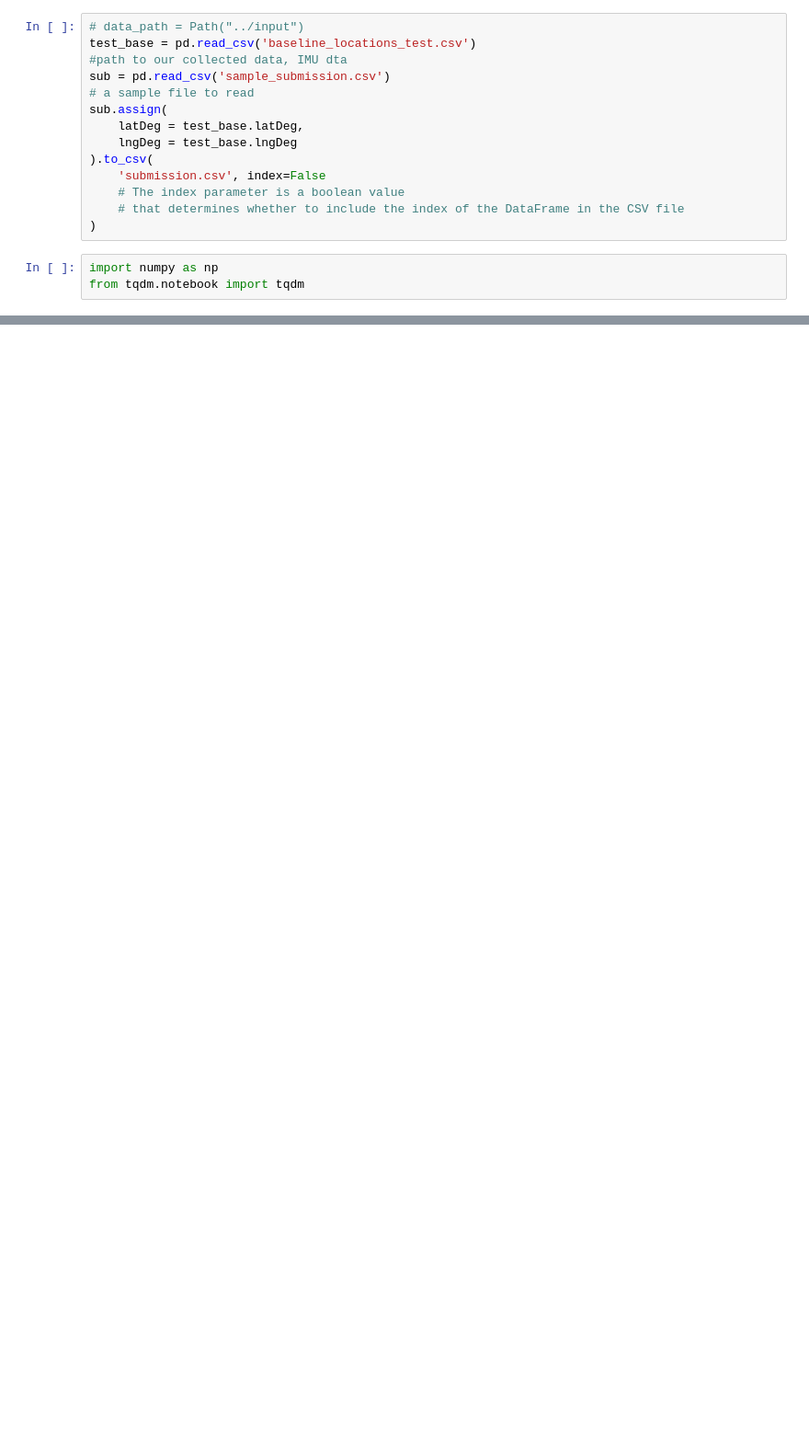
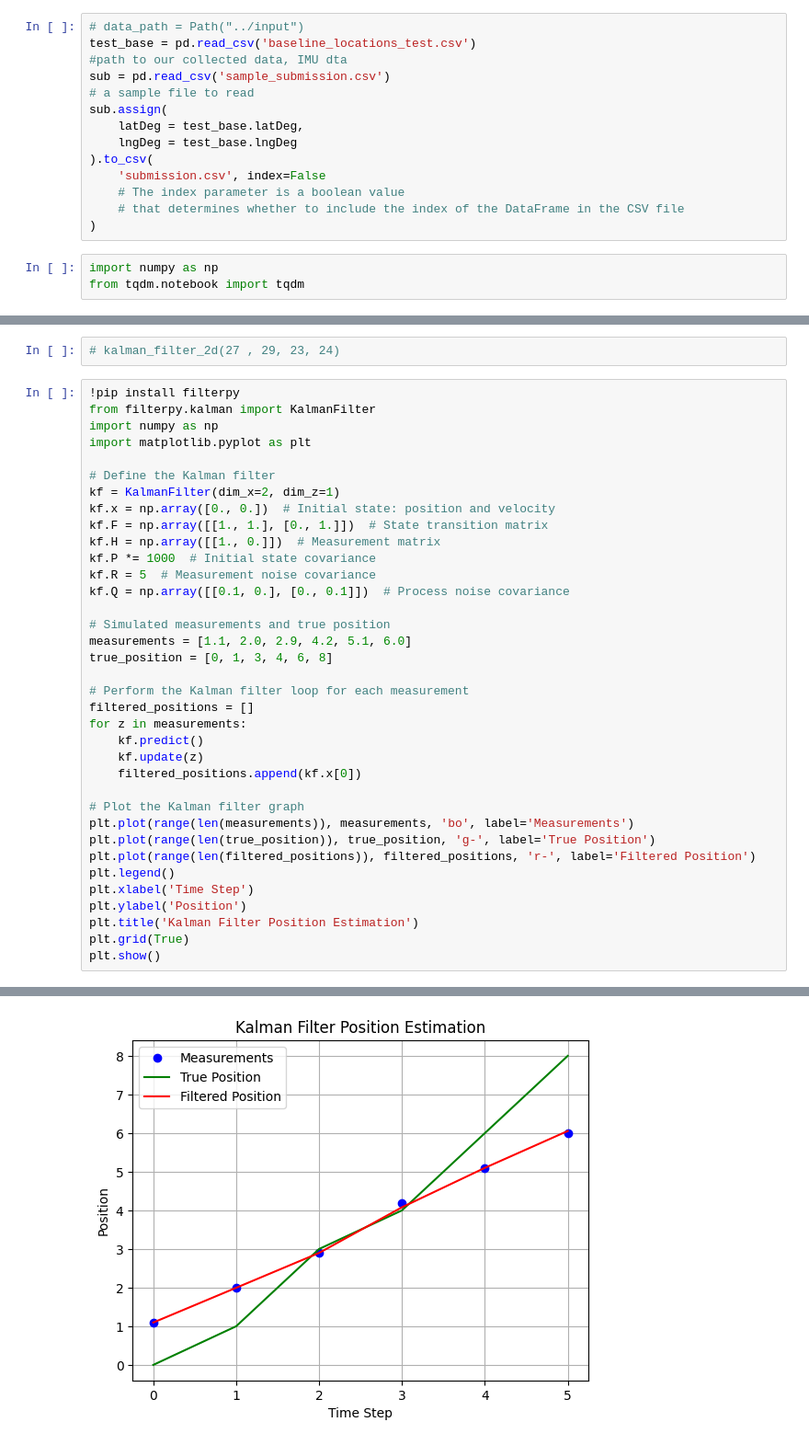
Before and after one commit to NextThread/internship-iut, a Jupyter notebook: tu-intern-main/baseline-from-host-data.ipynb, the cells around one changed output, grey strips where cells are left out. Shown at 92% size. Saved outputs shown, nothing was run; the diff lists cells and outputs as text; blank space fills up the shorter version.

```diff
--- a/tu-intern-main/baseline-from-host-data.ipynb
+++ b/tu-intern-main/baseline-from-host-data.ipynb
@@ -79,0 +173,39 @@ def calc_haversine(lat1, lon1, lat2, lon2):
+# %%
+# kalman_filter_2d(27 , 29, 23, 24)
+# %%
+!pip install filterpy
+from filterpy.kalman import KalmanFilter
+import numpy as np
+import matplotlib.pyplot as plt
+
+# Define the Kalman filter
+kf = KalmanFilter(dim_x=2, dim_z=1)
+kf.x = np.array([0., 0.])  # Initial state: position and velocity
+kf.F = np.array([[1., 1.], [0., 1.]])  # State transition matrix
+kf.H = np.array([[1., 0.]])  # Measurement matrix
+kf.P *= 1000  # Initial state covariance
+kf.R = 5  # Measurement noise covariance
+kf.Q = np.array([[0.1, 0.], [0., 0.1]])  # Process noise covariance
+
+# Simulated measurements and true position
+measurements = [1.1, 2.0, 2.9, 4.2, 5.1, 6.0]
+true_position = [0, 1, 3, 4, 6, 8]
+
+# Perform the Kalman filter loop for each measurement
+filtered_positions = []
+for z in measurements:
+    kf.predict()
+    kf.update(z)
+    filtered_positions.append(kf.x[0])
+
+# Plot the Kalman filter graph
+plt.plot(range(len(measurements)), measurements, 'bo', label='Measurements')
+plt.plot(range(len(true_position)), true_position, 'g-', label='True Position')
+plt.plot(range(len(filtered_positions)), filtered_positions, 'r-', label='Filtered Position')
+plt.legend()
+plt.xlabel('Time Step')
+plt.ylabel('Position')
+plt.title('Kalman Filter Position Estimation')
+plt.grid(True)
+plt.show()
+# %% [output]
@@ -80,3 +229,4 @@ def calc_haversine(lat1, lon1, lat2, lon2):
+[figure, added]
 # %%
 df_all['error'] = calc_haversine(df_all.latDeg_truth,
                                  df_all.lngDeg_truth,
```
Also changed, not shown: parts of 8 cells of this notebook, 5 other files.
